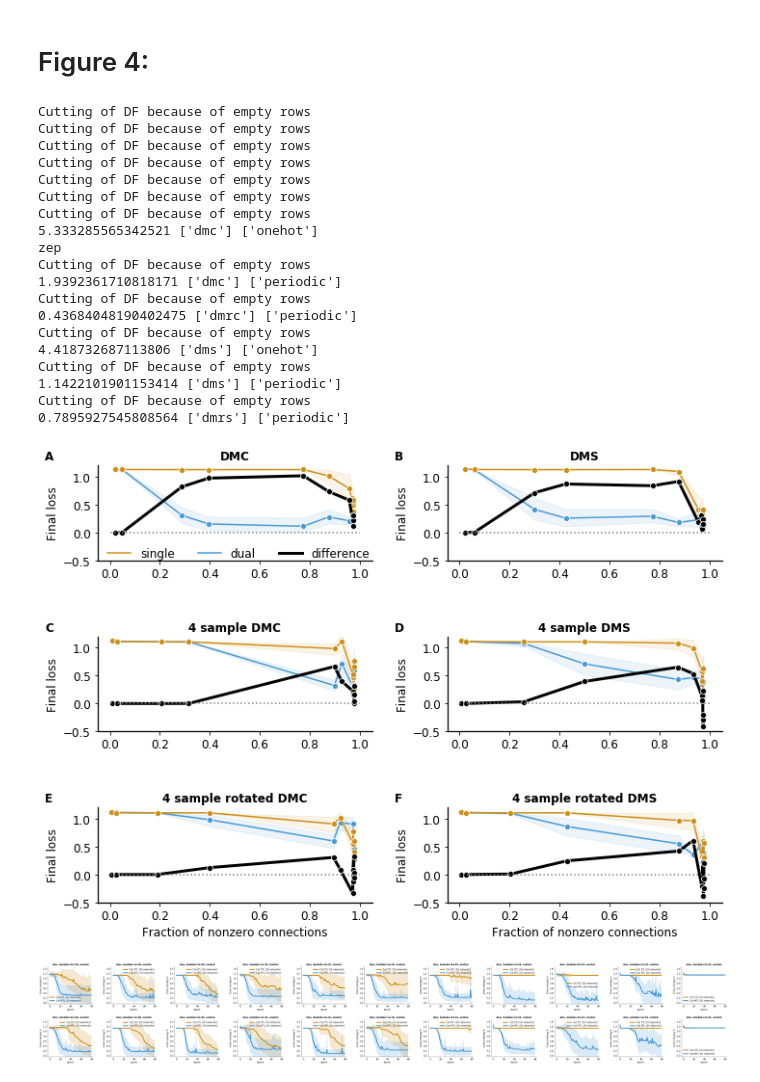
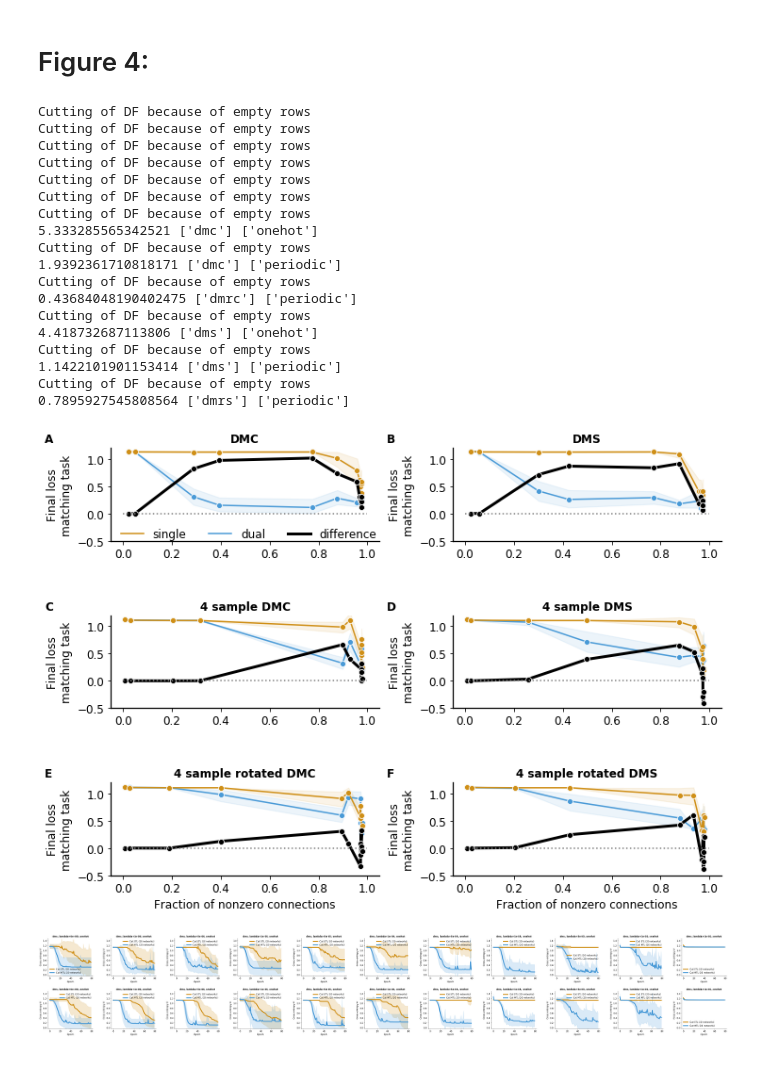
Before and after one commit to vdplasthijs/eavesdropping, a Jupyter notebook: multitasking learning for recurrent nets.ipynb, the cells around one changed output. Drawn from its saved outputs; the diff is of its cells as text; code cells hidden in the pictures.

```diff
--- a/multitasking learning for recurrent nets.ipynb
+++ b/multitasking learning for recurrent nets.ipynb
@@ -561,7 +561,7 @@ for ii in range(3):
     ax_right[ii] = fig.add_subplot(gs_right[ii])
 
 method = 'final_loss'
-save_fig = False
+save_fig = True
 plot_nz_axis = True
 
 
@@ -608,39 +608,38 @@ letters = ['A', 'B', 'C', 'D', 'E' ,'F']
 i_let = 0
 for ii in range(3):
     for axx in [ax_left, ax_right]:
-        axx[ii].set_ylabel('Final loss')
+        axx[ii].set_ylabel('Final loss\nmatching task')
         if ii < 2:
             axx[ii].set_xlabel('')
         axx[ii].set_ylim([-0.5, 1.2])
         axx[ii].plot([0, 1 if plot_nz_axis else 0.1], [0, 0], c='grey', linestyle=':')
-        axx[ii].text(s=letters[i_let], x=-0.26 if plot_nz_axis else -4e-6, y=1.3, fontdict={'weight': 'bold'})
+        axx[ii].text(s=letters[i_let], x=-0.32 if plot_nz_axis else -4e-6, y=1.3, fontdict={'weight': 'bold'})
         i_let += 1
 if save_fig:
     if method == 'final_loss':
         plt.savefig('figures/nips/fig3_other-tasks.pdf', bbox_inches='tight')
     elif method == 'integral':
         plt.savefig('figures/nips/fig3-supp_other-tasks__integral.pdf', bbox_inches='tight')
 # %% [output]
 Cutting of DF because of empty rows
 Cutting of DF because of empty rows
 Cutting of DF because of empty rows
 Cutting of DF because of empty rows
 Cutting of DF because of empty rows
 Cutting of DF because of empty rows
 Cutting of DF because of empty rows
 5.333285565342521 ['dmc'] ['onehot']
-zep
 Cutting of DF because of empty rows
 1.9392361710818171 ['dmc'] ['periodic']
 Cutting of DF because of empty rows
 0.43684048190402475 ['dmrc'] ['periodic']
 Cutting of DF because of empty rows
 4.418732687113806 ['dms'] ['onehot']
 Cutting of DF because of empty rows
 1.1422101901153414 ['dms'] ['periodic']
 Cutting of DF because of empty rows
 0.7895927545808564 ['dmrs'] ['periodic']
-[figure, old version]
+[figure, new version]
 # %%
 ## Show convergence for each sparsity condition:
 sparsity_str_arr = ['0e+00', '1e-06', '5e-06', '1e-05', '5e-05', '1e-04', '5e-04', '1e-03', '5e-03', '1e-02', '1e-01']
```
Also changed, not shown: parts of 1 cell of this notebook.
